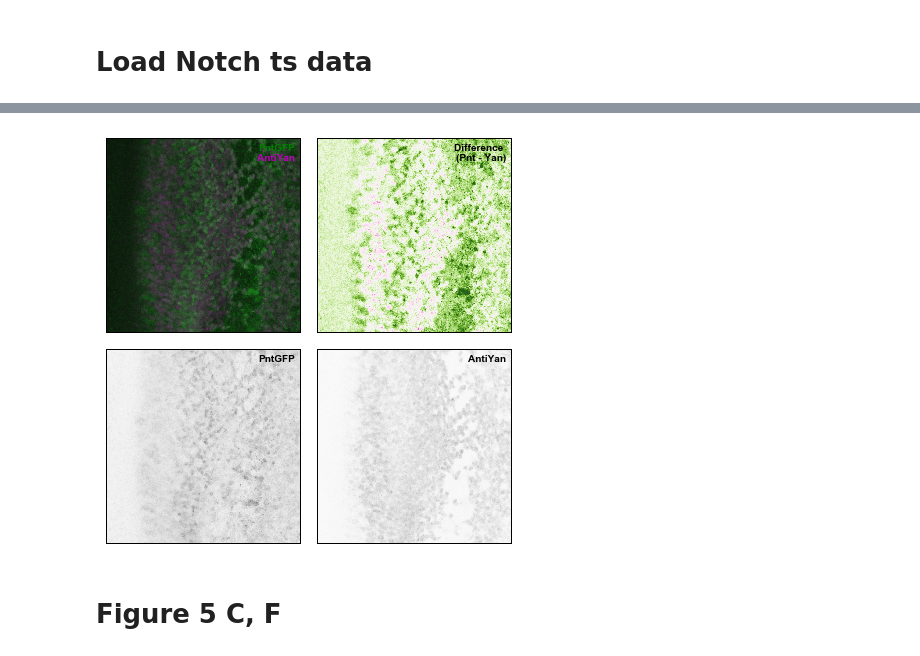
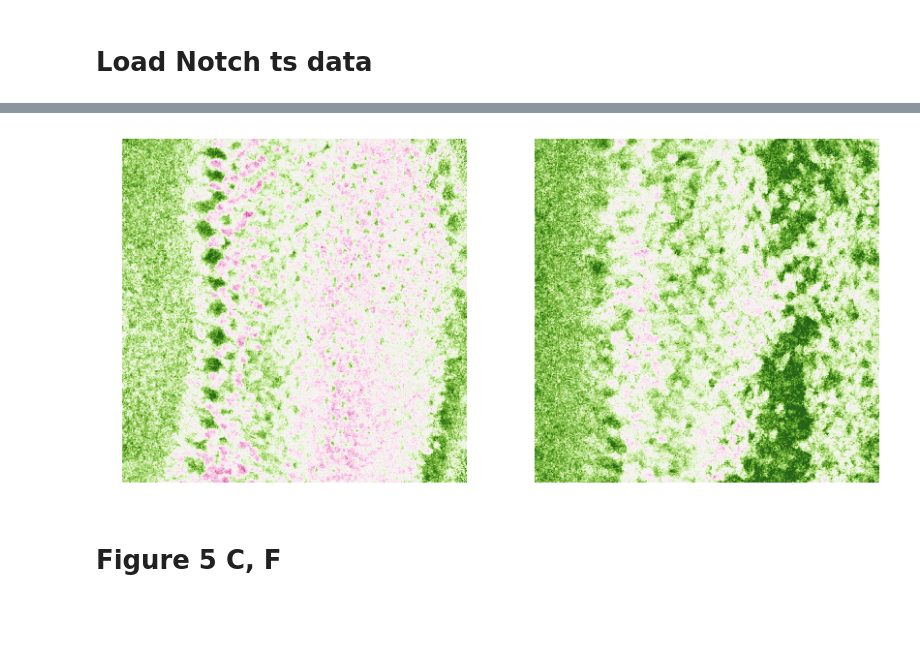
Before and after one commit to sbernasek/pnt_yan_ratio, a Jupyter notebook: Figure5.ipynb, the cells around one changed output, grey strips where cells are left out. Drawn from its saved outputs; the diff is of its cells as text; code cells hidden in the pictures; blank space fills up the shorter version.

```diff
--- a/Figure5.ipynb
+++ b/Figure5.ipynb
@@ -1,8 +1,17 @@
 # %%
-from flyeye.data.experiments import Experiment
-from figures.images import Projection
+from os.path import join
+import matplotlib.pyplot as plt
+import numpy as np
+import tifffile as tf
+
+from flyeye.data import Experiment
+
+from figures.images import RatioImage
 from figures.spatial import Correlation, Periodogram, R8Spacing
+
 %matplotlib inline
+
+data_path = '../data/published/'
 # %% [markdown]
 # Load Notch ts data
 # %%
@@ -26,11 +32,24 @@ fig5A.render_all()
-# %%
-# Fig 5B
-disc_id = 1
-disc = notch_perturbation.discs[disc_id]
-fig5A = Projection(disc)
-fig5A.render_all()
-# %% [output]
-[figure, removed]
+# %%
+bit_depth = 2**16
+
+# fluorescence images for S1
+im_control_yan = tf.imread(join(data_path, 'notch_ts/microscopy/control/yan.tif')).astype(np.float64) / bit_depth
+im_control_pnt = tf.imread(join(data_path, 'notch_ts/microscopy/control/pnt.tif')).astype(np.float64) / bit_depth
+im_perturbation_yan = tf.imread(join(data_path, 'notch_ts/microscopy/perturbation/yan.tif')).astype(np.float64) / bit_depth
+im_perturbation_pnt = tf.imread(join(data_path, 'notch_ts/microscopy/perturbation/pnt.tif')).astype(np.float64) / bit_depth
+
+# ratio images for Figure 5 A,B
+saturation = 2.0
+control = RatioImage(im_control_pnt, im_control_yan, saturation)
+perturbation = RatioImage(im_perturbation_pnt, im_perturbation_yan, saturation)
+# %%
+fig, (ax0, ax1) = plt.subplots(ncols=2, figsize=(14, 7))
+ax0.imshow(control.images['ratio'])
+ax1.imshow(perturbation.images['ratio'])
+for ax in (ax0, ax1):
+    ax.axis('off')
+# %% [output]
+[figure, added]
 # %% [markdown]
 # Figure 5 C, F
 # %%
```
Also changed, not shown: parts of 8 cells of this notebook, 18 other files.
